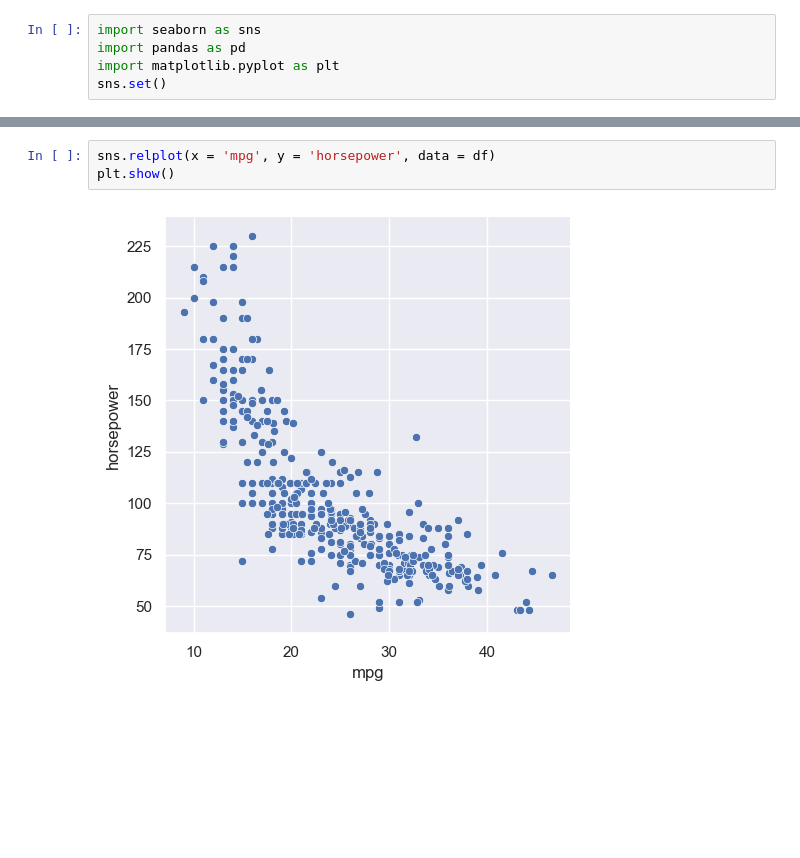
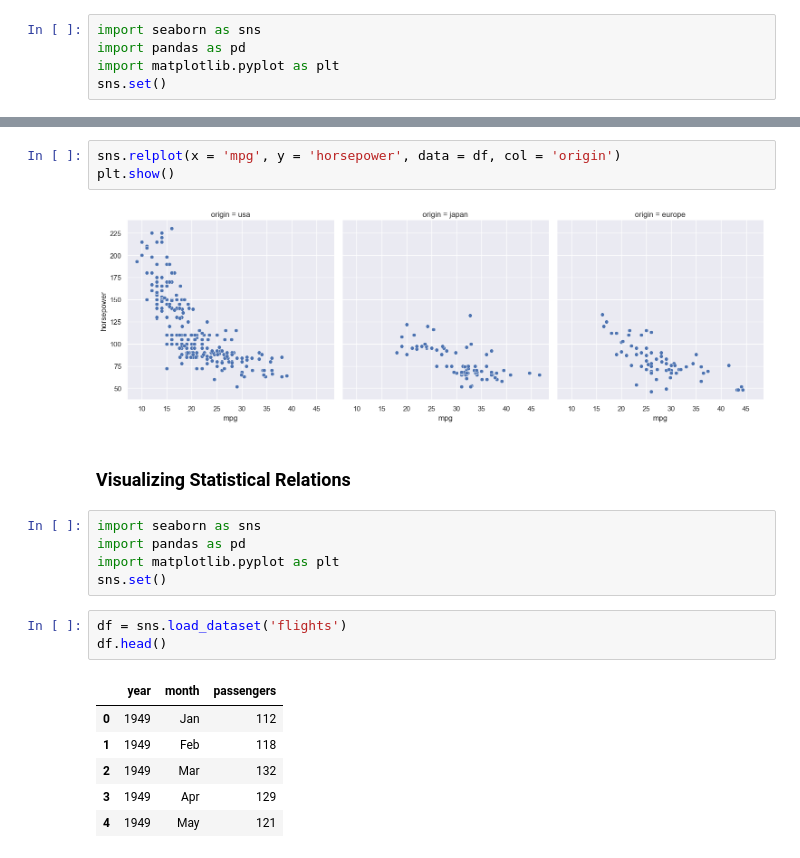
Before and after one commit to Xicoat/DataScienceCourse, a Jupyter notebook: 22_Statistics/Seaborn.ipynb, the cells around one changed output, grey strips where cells are left out. Drawn from its saved outputs; the diff is of its cells as text; blank space fills up the shorter version.

```diff
--- a/22_Statistics/Seaborn.ipynb
+++ b/22_Statistics/Seaborn.ipynb
@@ -100,5 +100,22 @@ df.head()
 # %%
-sns.relplot(x = 'mpg', y = 'horsepower', data = df)
+sns.relplot(x = 'mpg', y = 'horsepower', data = df, col = 'origin')
 plt.show()
 # %% [output]
-[figure, old version]
+[figure, new version]
+# %% [markdown]
+### Visualizing Statistical Relations
+# %%
+import seaborn as sns
+import pandas as pd
+import matplotlib.pyplot as plt
+sns.set()
+# %%
+df = sns.load_dataset('flights')
+df.head()
+# %% [output]
+|  | year | month | passengers |
+| 0 | 1949 | Jan | 112 |
+| 1 | 1949 | Feb | 118 |
+| 2 | 1949 | Mar | 132 |
+| 3 | 1949 | Apr | 129 |
+| 4 | 1949 | May | 121 |
```
Also changed, not shown: parts of 31 cells of this notebook, 3 other files.
